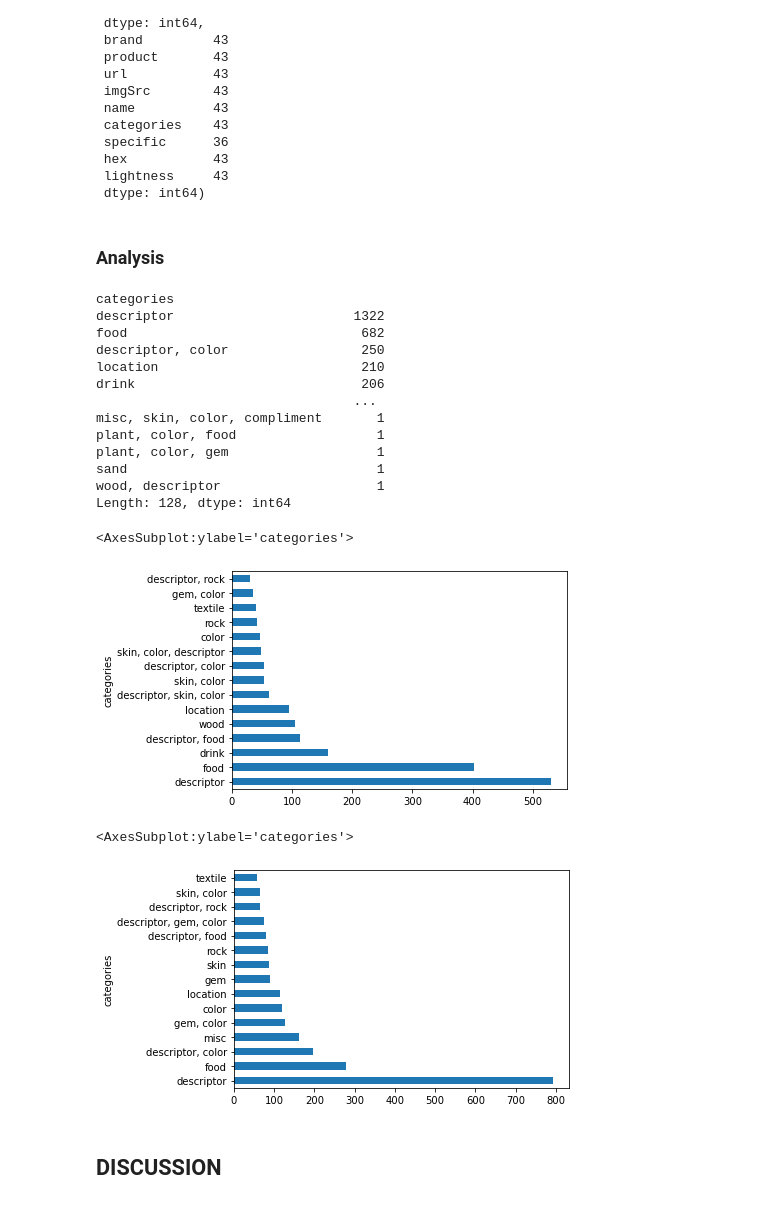
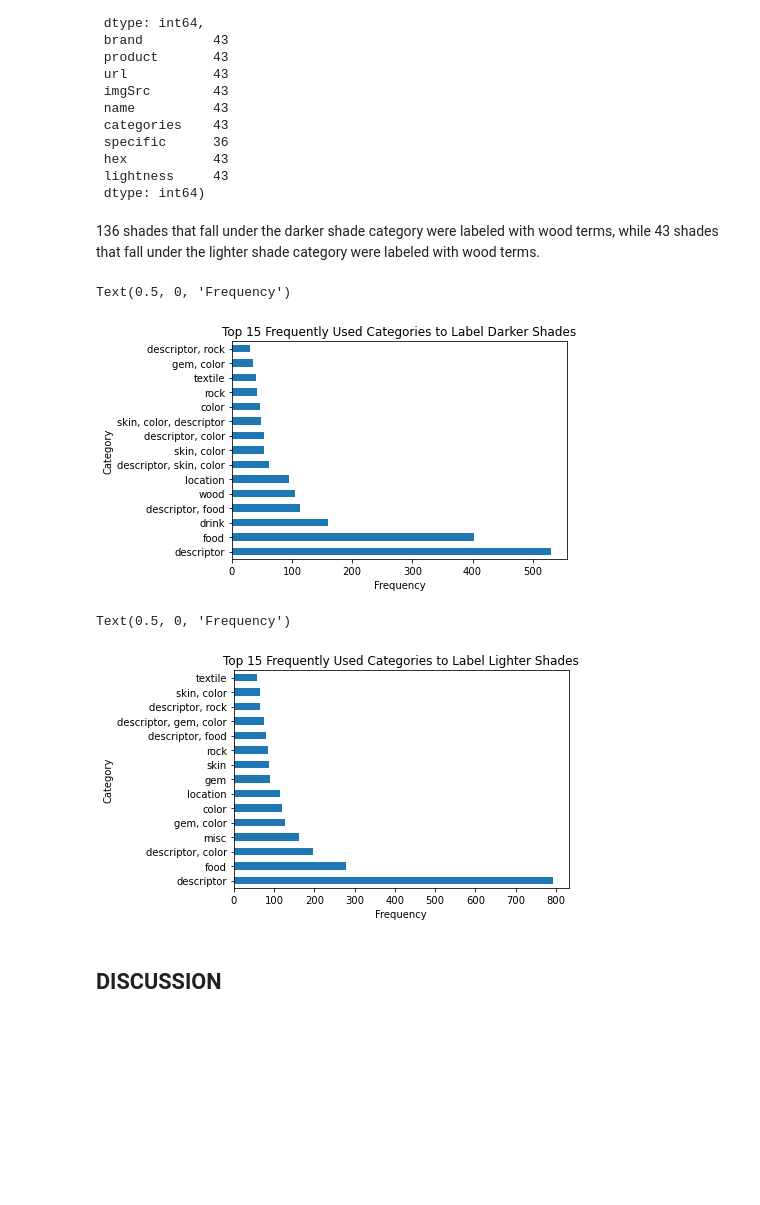
Before and after one commit to samanthapark23/dh140project, a Jupyter notebook: Final Project.ipynb, the cells around one changed output. Saved outputs shown, nothing was run; the diff lists cells and outputs as text; code cells hidden in the pictures; blank space fills up the shorter version.

```diff
--- a/Final Project.ipynb
+++ b/Final Project.ipynb
@@ -783,23 +719,3 @@ m.count(), n.count()
  hex           43
  lightness     43
  dtype: int64)
-# %% [markdown]
-### Analysis
-# %%
-categories = categoriesdf.groupby('categories').size()
-categories.sort_values(ascending=False)
-#descriptor, food, color, location, drink one of the most common words in foundation shade names
-# %% [output]
-categories
-descriptor                       1322
-food                              682
-descriptor, color                 250
-location                          210
-drink                             206
-                                 ...
-misc, skin, color, compliment       1
-plant, color, food                  1
-plant, color, gem                   1
-sand                                1
-wood, descriptor                    1
-Length: 128, dtype: int64
@@ -808,15 +722,23 @@ Length: 128, dtype: int64
+# %% [markdown]
+136 shades that fall under the darker shade category were labeled with wood terms, while 43 shades that fall under the lighter shade category were labeled with wood terms.
 # %%
-lowerhalfshade = categoriesdf[categoriesdf.lightness <= 0.634]
-upperhalfshade = categoriesdf[categoriesdf.lightness > 0.634]
+darkershades = categoriesdf[categoriesdf.lightness < 0.634]
+lightershades = categoriesdf[categoriesdf.lightness > 0.634]
 # %%
-a = lowerhalfshade.groupby('categories').size()
+a = darkershades.groupby('categories').size()
 a.sort_values(ascending=False)[:15].plot(kind='barh')
+plt.title('Top 15 Frequently Used Categories to Label Darker Shades')
+plt.ylabel('Category')
+plt.xlabel('Frequency')
 # %% [output]
-<AxesSubplot:ylabel='categories'>
+Text(0.5, 0, 'Frequency')
-[figure, old version]
+[figure, new version]
 # %%
-b = upperhalfshade.groupby('categories').size()
+b = lightershades.groupby('categories').size()
 b.sort_values(ascending=False)[:15].plot(kind='barh')
+plt.title('Top 15 Frequently Used Categories to Label Lighter Shades')
+plt.ylabel('Category')
+plt.xlabel('Frequency')
 # %% [output]
-<AxesSubplot:ylabel='categories'>
+Text(0.5, 0, 'Frequency')
-[figure, old version]
+[figure, new version]
```
Also changed, not shown: parts of 81 cells of this notebook.
